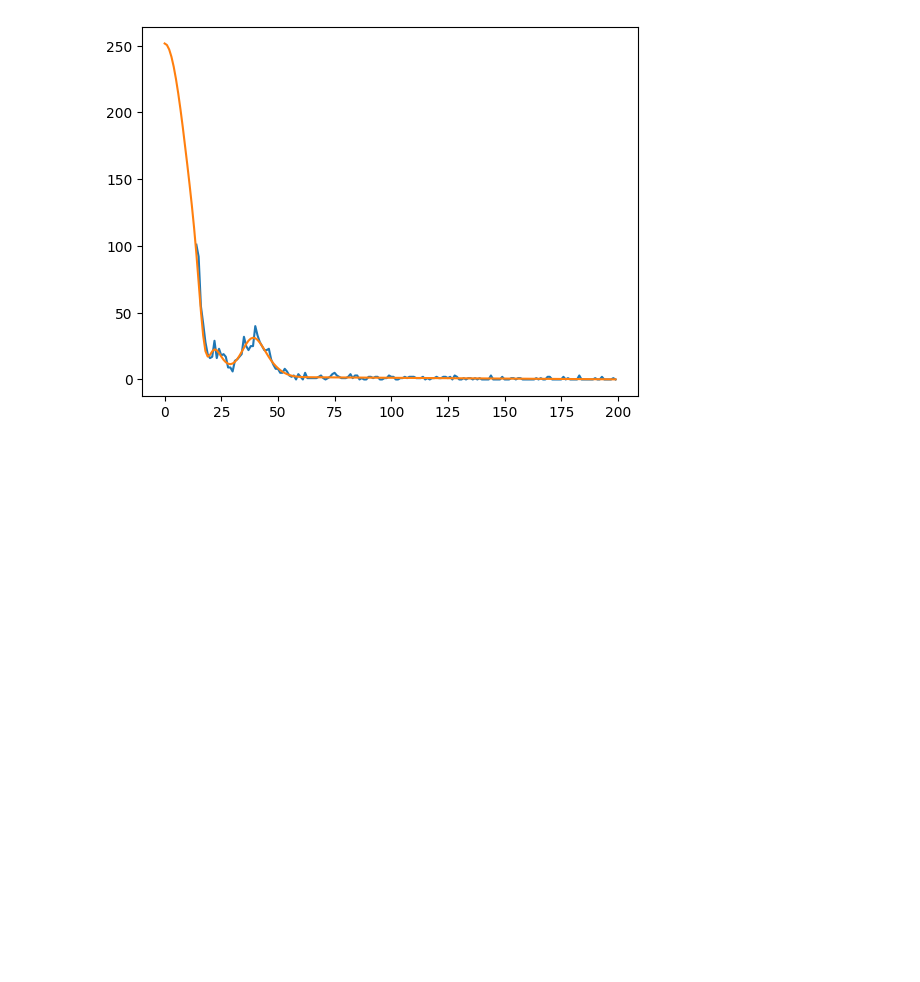
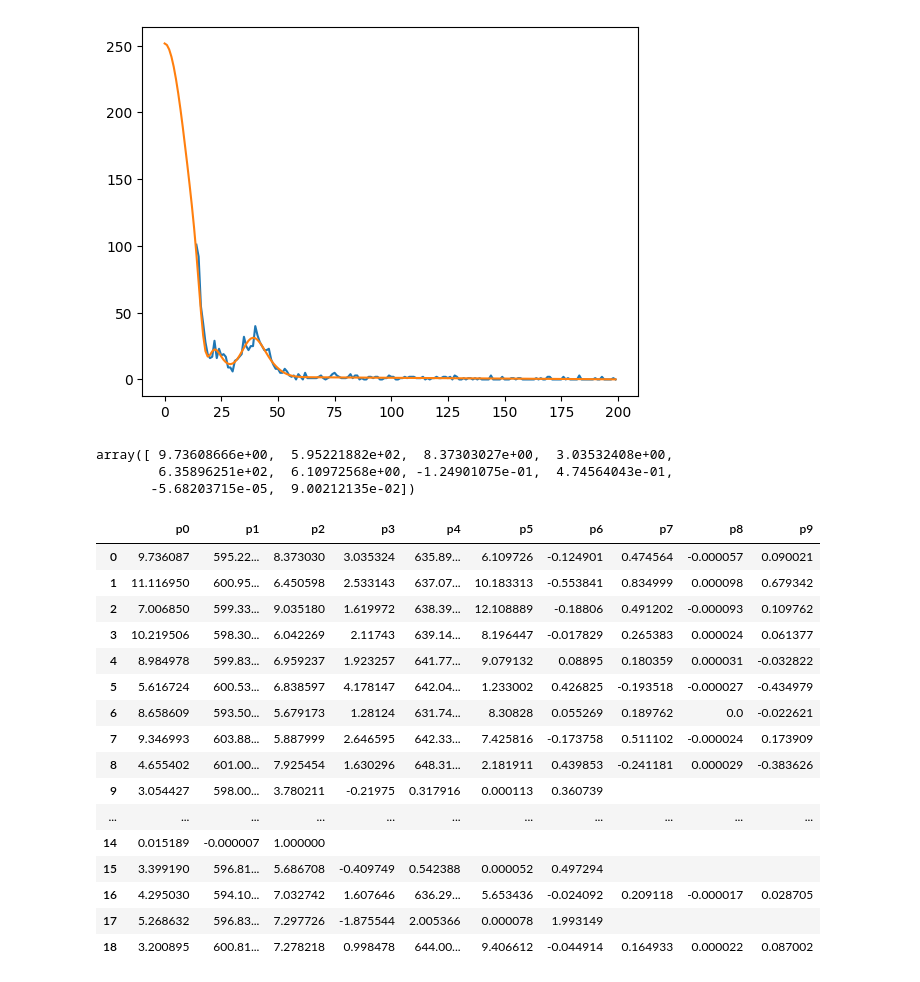
Before and after one commit to arlee-shelby/calibration, a Jupyter notebook: Sncalibration_analysis.ipynb, the cells around one changed output. Saved outputs shown, nothing was run; the diff lists cells and outputs as text; code cells hidden in the pictures; blank space fills up the shorter version.

```diff
--- a/Sncalibration_analysis.ipynb
+++ b/Sncalibration_analysis.ipynb
@@ -159,0 +167,6 @@ plt.show()
+# %%
+np.float64(data['ecap'][0].replace('[','').replace(']','').split())
+# %% [output]
+array([ 9.73608666e+00,  5.95221882e+02,  8.37303027e+00,  3.03532408e+00,
+        6.35896251e+02,  6.10972568e+00, -1.24901075e-01,  4.74564043e-01,
+       -5.68203715e-05,  9.00212135e-02])
@@ -159,0 +193,20 @@ plt.show()
+# %%
+ecap_data
+# %% [output]
+|  | p0 | p1 | p2 | p3 | p4 | p5 | p6 | p7 | p8 | p9 |
+| 0 | 9.736087 | 595.22... | 8.373030 | 3.035324 | 635.89... | 6.109726 | -0.124901 | 0.474564 | -0.000057 | 0.090021 |
+| 1 | 11.116950 | 600.95... | 6.450598 | 2.533143 | 637.07... | 10.183313 | -0.553841 | 0.834999 | 0.000098 | 0.679342 |
+| 2 | 7.006850 | 599.33... | 9.035180 | 1.619972 | 638.39... | 12.108889 | -0.18806 | 0.491202 | -0.000093 | 0.109762 |
+| 3 | 10.219506 | 598.30... | 6.042269 | 2.11743 | 639.14... | 8.196447 | -0.017829 | 0.265383 | 0.000024 | 0.061377 |
+| 4 | 8.984978 | 599.83... | 6.959237 | 1.923257 | 641.77... | 9.079132 | 0.08895 | 0.180359 | 0.000031 | -0.032822 |
+| 5 | 5.616724 | 600.53... | 6.838597 | 4.178147 | 642.04... | 1.233002 | 0.426825 | -0.193518 | -0.000027 | -0.434979 |
+| 6 | 8.658609 | 593.50... | 5.679173 | 1.28124 | 631.74... | 8.30828 | 0.055269 | 0.189762 | 0.0 | -0.022621 |
+| 7 | 9.346993 | 603.88... | 5.887999 | 2.646595 | 642.33... | 7.425816 | -0.173758 | 0.511102 | -0.000024 | 0.173909 |
+| 8 | 4.655402 | 601.00... | 7.925454 | 1.630296 | 648.31... | 2.181911 | 0.439853 | -0.241181 | 0.000029 | -0.383626 |
+| 9 | 3.054427 | 598.00... | 3.780211 | -0.21975 | 0.317916 | 0.000113 | 0.360739 |  |  |  |
+| ... | ... | ... | ... | ... | ... | ... | ... | ... | ... | ... |
+| 14 | 0.015189 | -0.000007 | 1.000000 |  |  |  |  |  |  |  |
+| 15 | 3.399190 | 596.81... | 5.686708 | -0.409749 | 0.542388 | 0.000052 | 0.497294 |  |  |  |
+| 16 | 4.295030 | 594.10... | 7.032742 | 1.607646 | 636.29... | 5.653436 | -0.024092 | 0.209118 | -0.000017 | 0.028705 |
+| 17 | 5.268632 | 596.83... | 7.297726 | -1.875544 | 2.005366 | 0.000078 | 1.993149 |  |  |  |
+| 18 | 3.200895 | 600.81... | 7.278218 | 0.998478 | 644.00... | 9.406612 | -0.044914 | 0.164933 | 0.000022 | 0.087002 |
```
Also changed, not shown: parts of 16 cells of this notebook.
